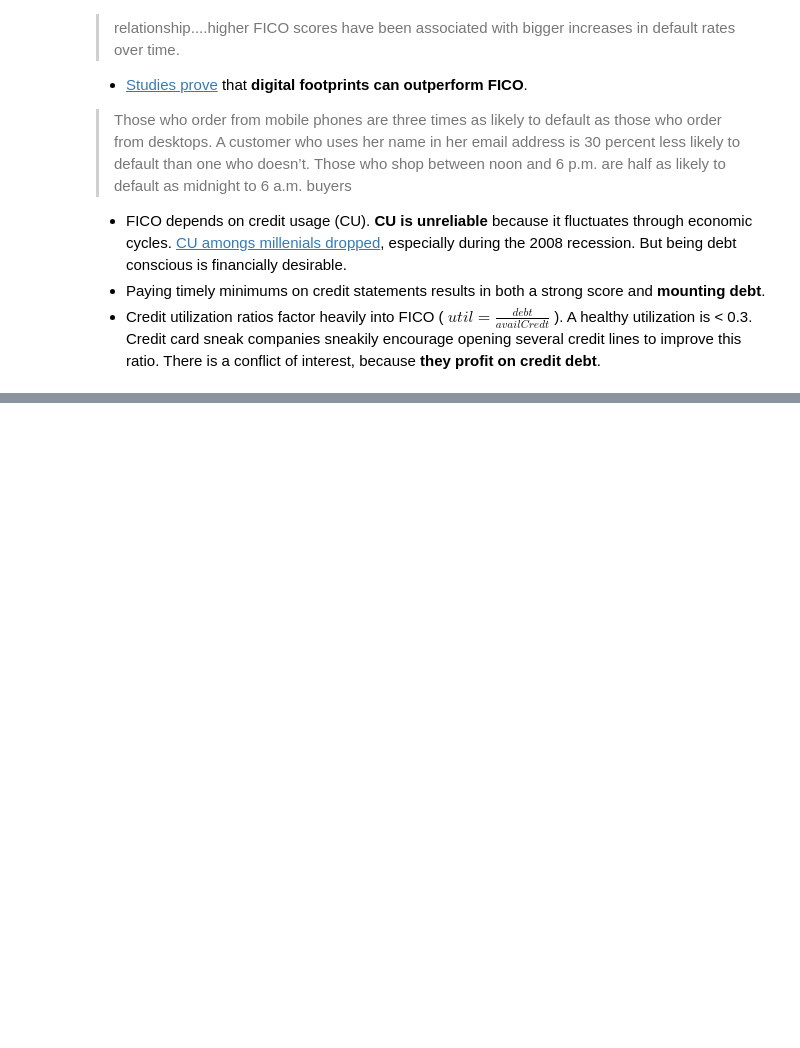
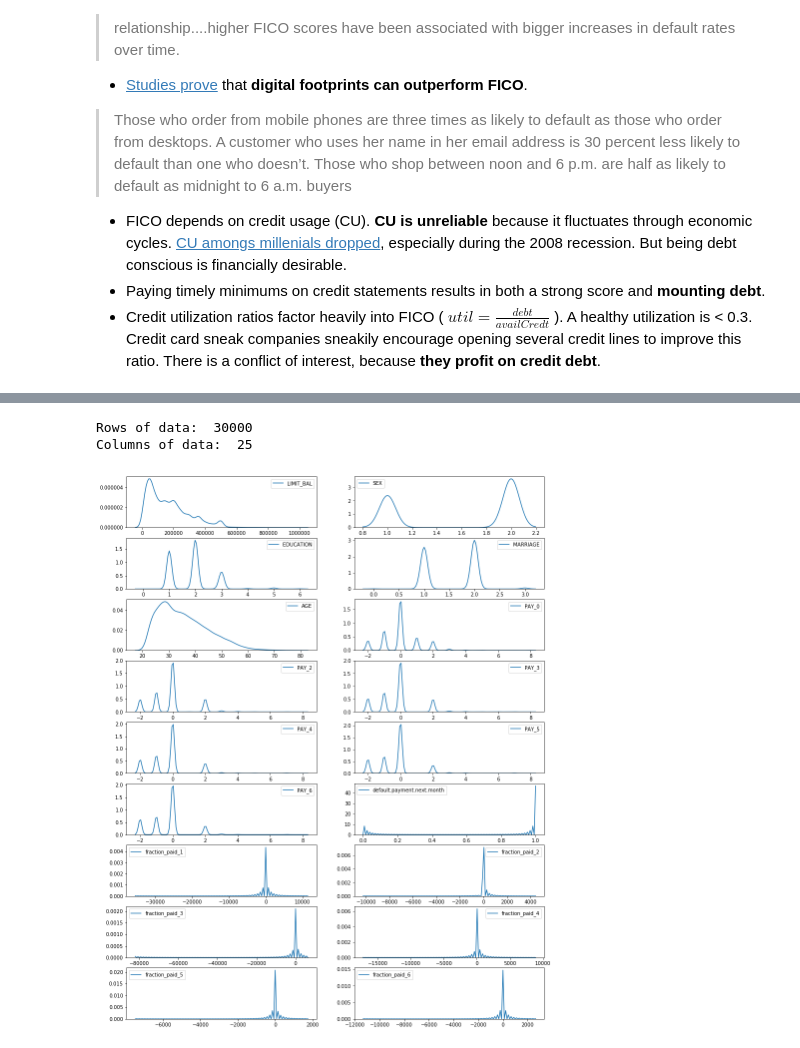
Before and after one commit to vikasagartha/uci_svc, a Jupyter notebook: credit_default.ipynb, the cells around one changed output, grey strips where cells are left out. Saved outputs shown, nothing was run; the diff lists cells and outputs as text; code cells hidden in the pictures; blank space fills up the shorter version.

```diff
--- a/credit_default.ipynb
+++ b/credit_default.ipynb
@@ -91,0 +42,6 @@ Accuracy:  0.8194285714285714
+# %%
+print('Rows of data: ', df.shape[0])
+print('Columns of data: ', df.shape[1])
+# %% [output]
+Rows of data:  30000
+Columns of data:  25
@@ -91,0 +50,26 @@ Accuracy:  0.8194285714285714
+# %%
+for i in range(1,7):
+    payment_key = 'PAY_AMT'+str(i)
+    bill_key = 'BILL_AMT'+str(i)
+    frac_paid = df[payment_key]/df[bill_key]
+    df['fraction_paid_'+str(i)] = frac_paid
+    df = df.drop([bill_key, payment_key], axis=1)
+
+with pd.option_context('mode.use_inf_as_null', True):
+    df = df.fillna(1)
+# %%
+import seaborn as sns
+import matplotlib.pyplot as plt
+import math
+
+ncols = 2
+nrows = math.ceil(len(df.columns)/2)
+
+chart, axes = plt.subplots(nrows=nrows, ncols=ncols, figsize=(15,20))
+
+for i, key in enumerate(df.columns):
+    row = math.floor(i/ncols)
+    col = 0 if i % 2 == 0 else 1
+    sns.kdeplot(df[key], ax=axes[row,col])
+# %% [output]
+[figure, added]
```
Also changed, not shown: parts of 5 cells of this notebook, 1 other file.
